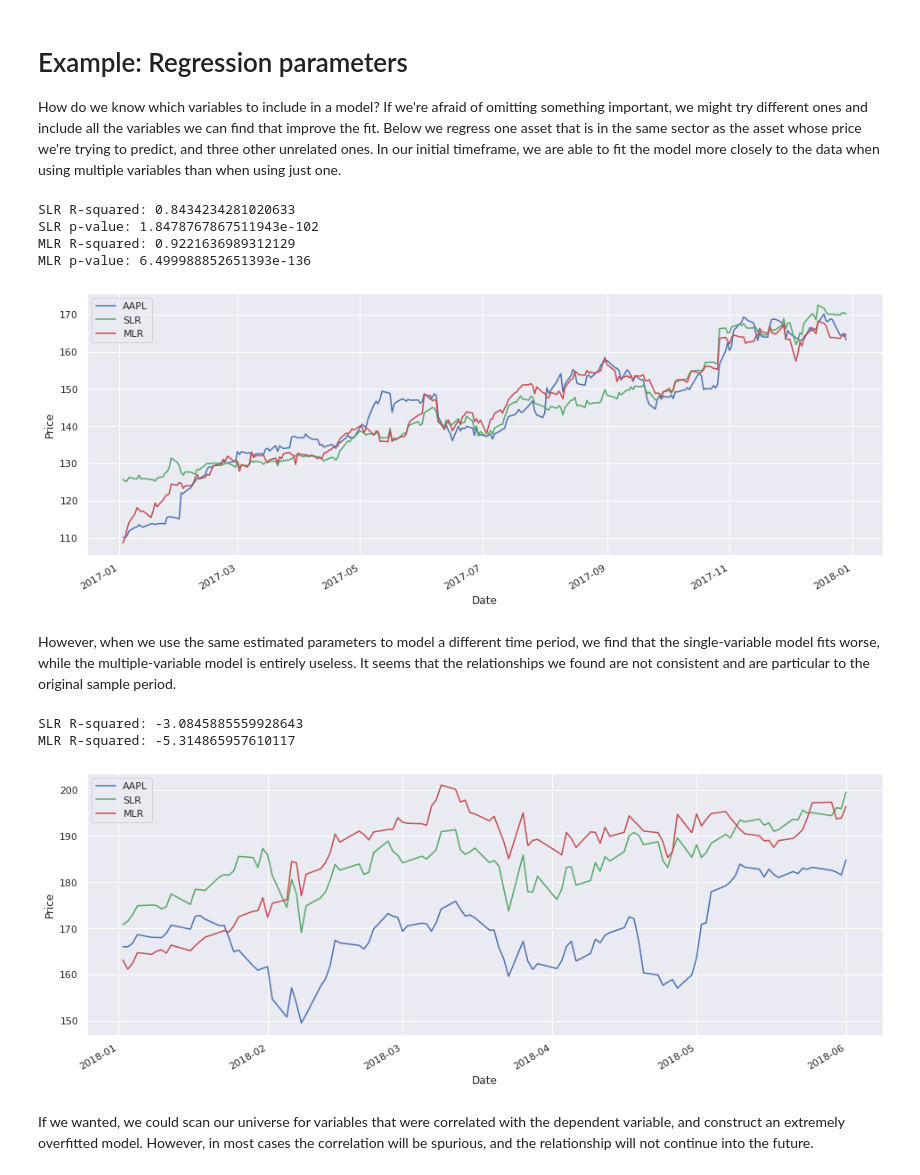
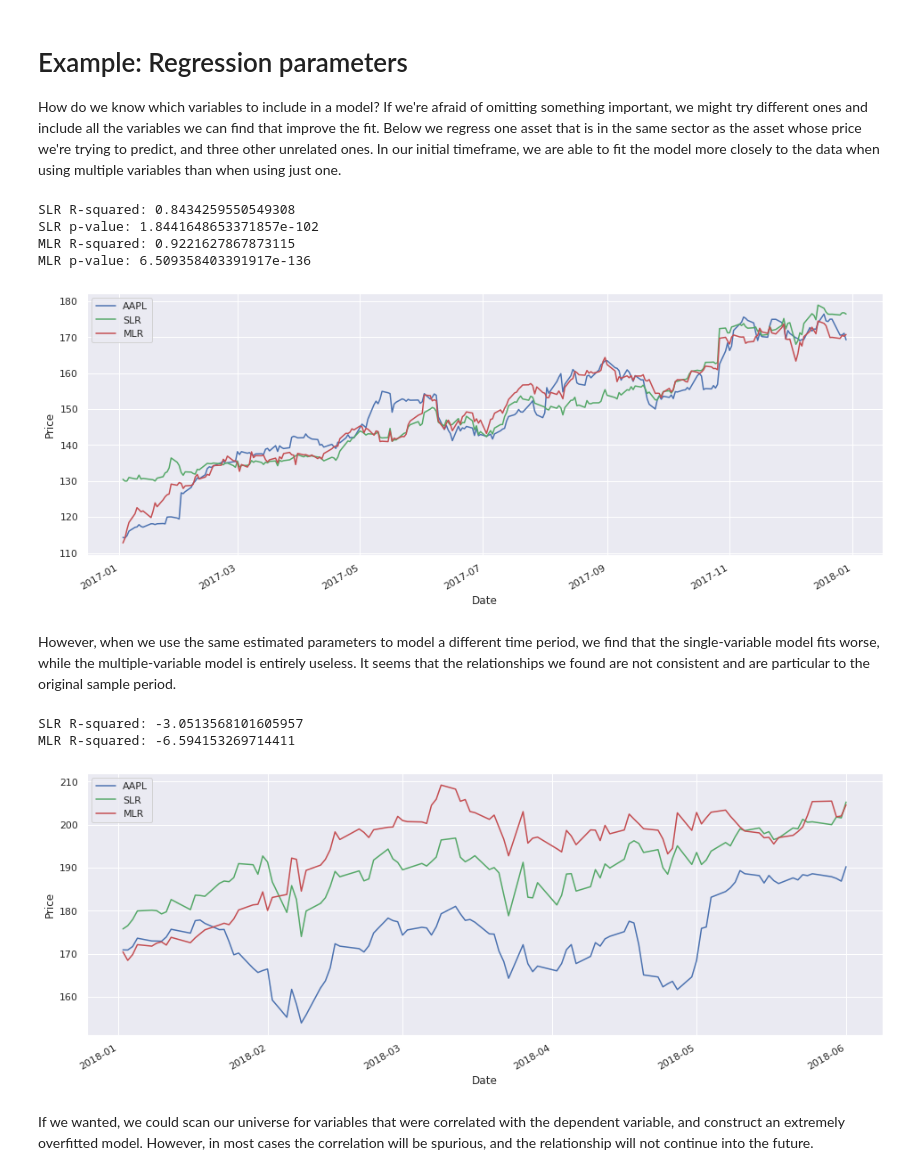
Before and after one commit to quantrocket-codeload/quant-finance-lectures, a Jupyter notebook: quant_finance_lectures/Lecture19-Dangers-of-Overfitting.ipynb, the cells around one changed output. Saved outputs shown, nothing was run; the diff lists cells and outputs as text; code cells hidden in the pictures.

```diff
--- a/quant_finance_lectures/Lecture19-Dangers-of-Overfitting.ipynb
+++ b/quant_finance_lectures/Lecture19-Dangers-of-Overfitting.ipynb
@@ -96,7 +96,7 @@ securities = get_securities(symbols=["AAPL", "MSFT", "JNJ", "XOM", "MON"])
 start = '2017-01-01'
 end = '2018-01-01'
 
-closes = get_prices("free-usstock-1d", sids=securities.index.tolist(), fields='Close', start_date=start, end_date=end).loc['Close']
+closes = get_prices("usstock-free-1min", data_frequency="daily", sids=securities.index.tolist(), fields='Close', start_date=start, end_date=end).loc['Close']
 
 sids_to_symbols = securities.Symbol.to_dict()
 closes = closes.rename(columns=sids_to_symbols)
@@ -129,11 +129,11 @@ plt.ylabel('Price')
 plt.xlabel('Date')
 plt.legend(['AAPL', 'SLR', 'MLR']);
 # %% [output]
-SLR R-squared: 0.8434234281020633
-SLR p-value: 1.8478767867511943e-102
-MLR R-squared: 0.9221636989312129
-MLR p-value: 6.499988852651393e-136
+SLR R-squared: 0.8434259550549308
+SLR p-value: 1.8441648653371857e-102
+MLR R-squared: 0.9221627867873115
+MLR p-value: 6.509358403391917e-136
-[figure, old version]
+[figure, new version]
 # %% [markdown]
 However, when we use the same estimated parameters to model a different time period, we find that the single-variable model fits worse, while the multiple-variable model is entirely useless. It seems that the relationships we found are not consistent and are particular to the original sample period.
 # %%
@@ -141,7 +141,7 @@ However, when we use the same estimated parameters to model a different time per
 start = '2018-01-01'
 end = '2018-06-01'
 
-closes = get_prices("free-usstock-1d", sids=securities.index.tolist(), fields='Close', start_date=start, end_date=end).loc['Close']
+closes = get_prices("usstock-free-1min", data_frequency="daily", sids=securities.index.tolist(), fields='Close', start_date=start, end_date=end).loc['Close']
 closes = closes.rename(columns=sids_to_symbols)
 
 x1 = closes['MSFT']
@@ -153,36 +153,36 @@ y = closes['AAPL']
 # Extend our model from before to the new time period
 slr_prediction2 = slr.params[0] + slr.params[1]*x1
 mlr_prediction2 = mlr.params[0] + mlr.params[1]*x1 + mlr.params[2]*x2 + mlr.params[3]*x3 + mlr.params[4]*x4
 
 # Manually compute adjusted R-squared over the new time period
 
 # Adjustment 1 is for the SLR model
 p = 1
 N = len(y)
 adj1 = float(N - 1)/(N - p - 1)
 
 # Now for MLR
 p = 4
 N = len(y)
 adj2 = float(N - 1)/(N - p - 1)
 
 SST = sum((y - np.mean(y))**2)
 SSRs = sum((slr_prediction2 - y)**2)
 print('SLR R-squared:', 1 - adj1*SSRs/SST)
 SSRm = sum((mlr_prediction2 - y)**2)
 print('MLR R-squared:', 1 - adj2*SSRm/SST)
 
 # Plot y along with the two different predictions
 y.plot()
 slr_prediction2.plot()
 mlr_prediction2.plot()
 plt.ylabel('Price')
 plt.xlabel('Date')
 plt.legend(['AAPL', 'SLR', 'MLR']);
 # %% [output]
-SLR R-squared: -3.0845885559928643
-MLR R-squared: -5.314865957610117
+SLR R-squared: -3.0513568101605957
+MLR R-squared: -6.594153269714411
-[figure, old version]
+[figure, new version]
 # %% [markdown]
 If we wanted, we could scan our universe for variables that were correlated with the dependent variable, and construct an extremely overfitted model. However, in most cases the correlation will be spurious, and the relationship will not continue into the future.
 # %% [markdown]
```
Also changed, not shown: parts of 4 cells of this notebook, 17 other files.
